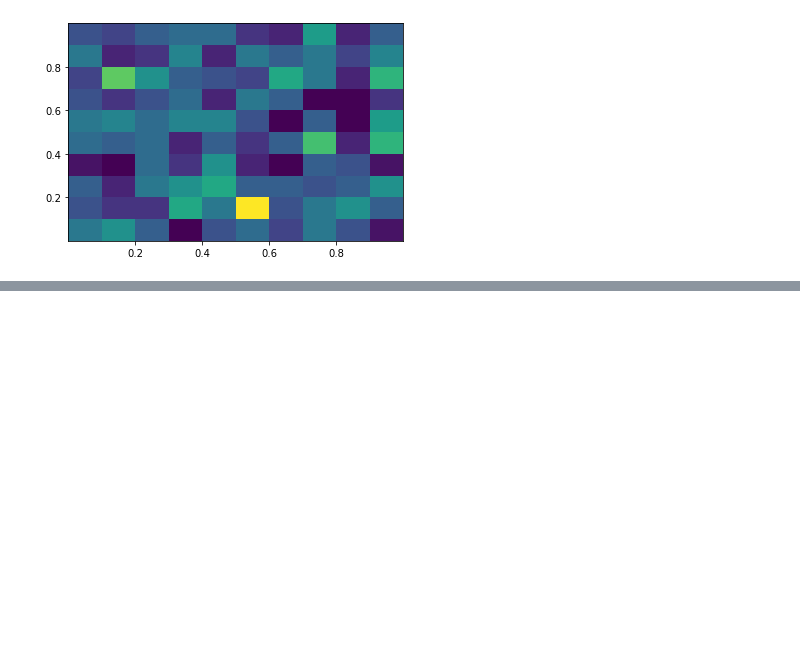
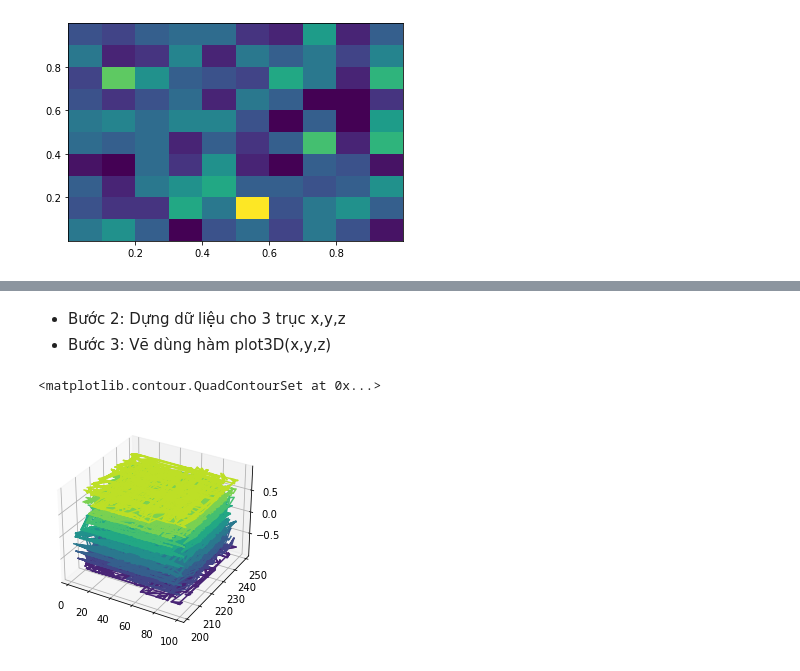
Before and after one commit to ngoantnut/data-science-by-Huy-teacher, a Jupyter notebook: visualize.ipynb, the cells around one changed output, grey strips where cells are left out. Drawn from its saved outputs; the diff is of its cells as text; code cells hidden in the pictures; blank space fills up the shorter version.

```diff
--- a/visualize.ipynb
+++ b/visualize.ipynb
@@ -59,0 +77,26 @@ plt.hist2d(x,y)
+# %% [markdown]
+* Bước 2: Dựng dữ liệu cho 3 trục x,y,z
+* Bước 3: Vẽ dùng hàm plot3D(x,y,z)
+# %%
+# Định nghĩa hàm z=f(x,y), hàm này chỉ có tính chất ví dụ để sinh dữ liệu
+# Trong thực tế các dữ liệu 3 trục x,y,z là có sẵn, không cần sinh tự động
+def f(x,y):
+    return np.sin(np.sqrt(x**2 + y**2))
+# Sinh ngẫu nhiễn dữ liệu trục x và y
+#x= np.linspace(-6,6,30)
+x=np.random.randint(0,100,50)
+y=np.random.randint(200,250,50)
+#print(x)
+#y= np.linspace(-6,6,30)
+# Tạo ra các lưới trong không gian đặc
+X,Y = np.meshgrid(x,y)
+# tính giá trị của Z trong mọi điểm của không gian 3D
+Z=f(X,Y)
+
+# vẽ dùng contour3D
+he3d2=plt.axes(projection='3d')
+he3d2.contour3D(X,Y,Z,10)
+#plt.show()
+# %% [output]
+<matplotlib.contour.QuadContourSet at 0x...>
+[figure, added]
```
Also changed, not shown: parts of 4 cells of this notebook, 1 other file.
